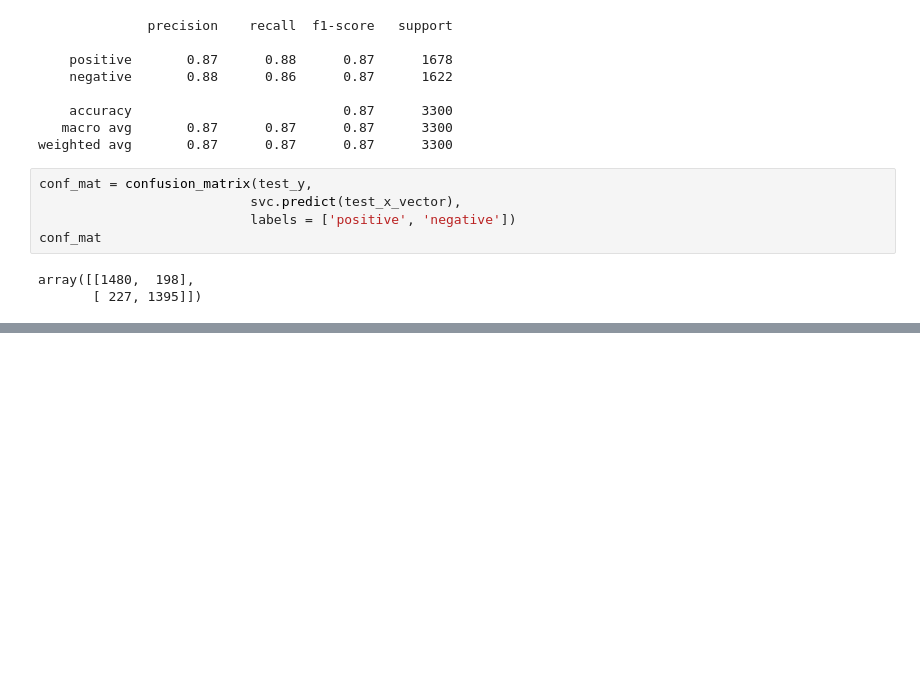
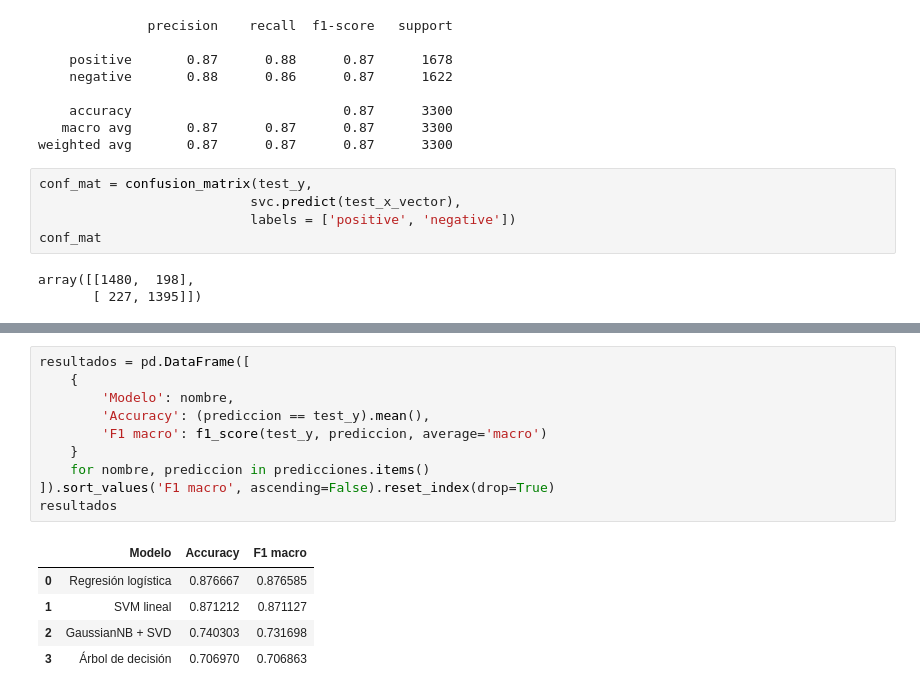
Before and after one commit to paseustedmau/procesamiento_ln, a Jupyter notebook: 1_analisis_sentimiento.ipynb, the cells around one changed output, grey strips where cells are left out. Saved outputs shown, nothing was run; the diff lists cells and outputs as text; blank space fills up the shorter version.

```diff
--- a/1_analisis_sentimiento.ipynb
+++ b/1_analisis_sentimiento.ipynb
@@ -176,0 +205,16 @@ array([[1480,  198],
+# %%
+resultados = pd.DataFrame([
+    {
+        'Modelo': nombre,
+        'Accuracy': (prediccion == test_y).mean(),
+        'F1 macro': f1_score(test_y, prediccion, average='macro')
+    }
+    for nombre, prediccion in predicciones.items()
+]).sort_values('F1 macro', ascending=False).reset_index(drop=True)
+resultados
+# %% [output]
+|  | Modelo | Accuracy | F1 macro |
+| 0 | Regresión logística | 0.876667 | 0.876585 |
+| 1 | SVM lineal | 0.871212 | 0.871127 |
+| 2 | GaussianNB + SVD | 0.740303 | 0.731698 |
+| 3 | Árbol de decisión | 0.706970 | 0.706863 |
```
Also changed, not shown: parts of 4 cells of this notebook.
